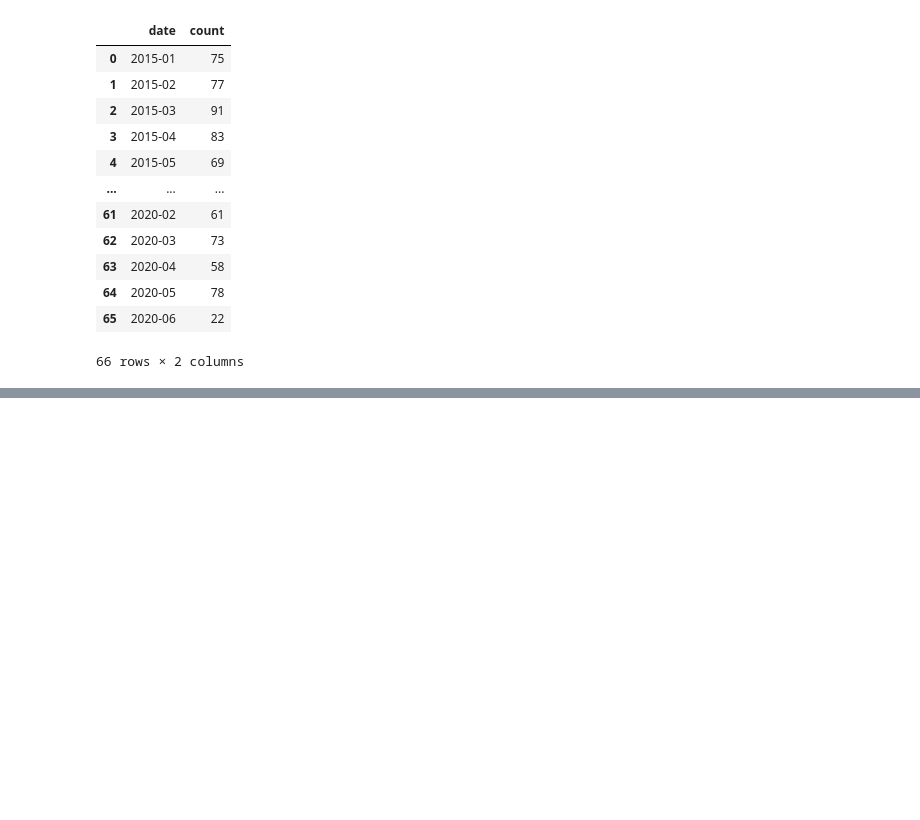
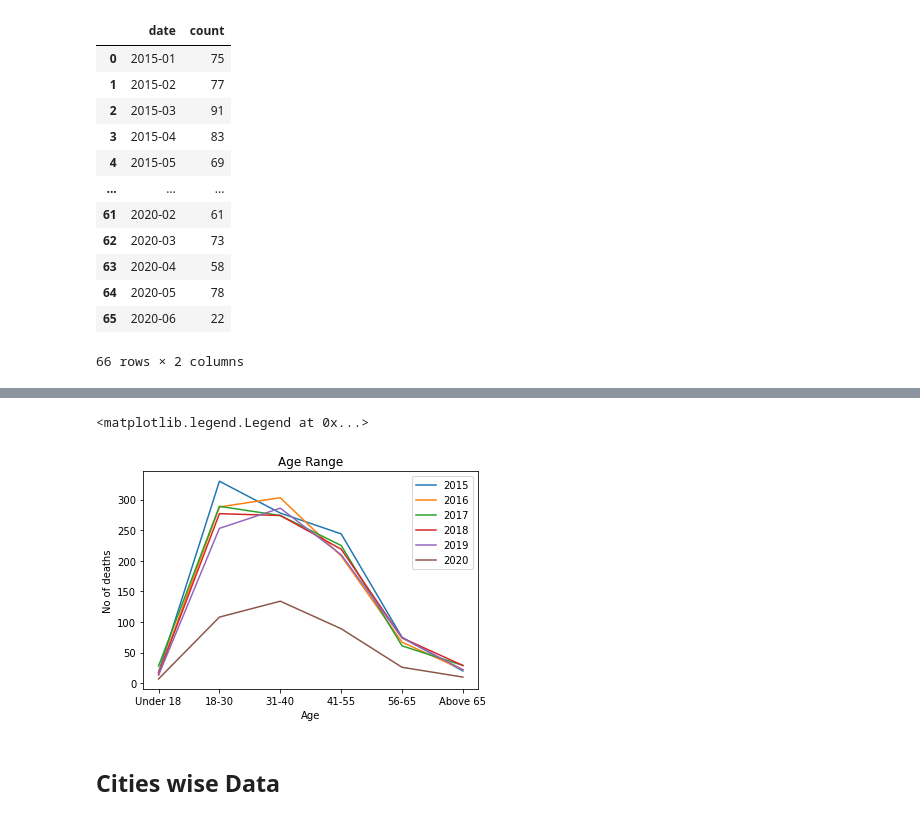
Before and after one commit to javsanbel2/betaproject, a Jupyter notebook: beta_poshan.ipynb, the cells around one changed output, grey strips where cells are left out. Cells and saved outputs as stored; diff of their text form; code cells hidden in the pictures; blank space fills up the shorter version.

```diff
--- a/beta_poshan.ipynb
+++ b/beta_poshan.ipynb
@@ -86,6 +86,10 @@ f_data["day_num"] = f_data["date"].dt.strftime("%d").astype(int)
 f_data['date_categ']=np.where(f_data['day_num']<16,"First Half","Second Half")
 f_data['date_mon']=f_data.date.dt.to_period("M")
 
+bins= [-1,18,30,40,55,65,110]
+labels = ['Under 18','18-30','31-40','41-55','56-65', 'Above 65']
+f_data['age_range'] = pd.cut(f_data['age'], bins=bins, labels=labels, right=False)
+
 f_data
 # %% [output]
 |  | name | date | manner_of_death | armed | age | gender | race | city | state | ... |
@@ -120,7 +124,7 @@ chart = chart.set_xticklabels( chart.get_xticklabels(), rotation=65, horizontala
 # %% [markdown]
 ## No of Death Racewise
 # %%
-f_data["tot_gender"] = 0
+#f_data["tot_gender"] = 0
 df_race_wise = f_data.groupby(["race","gender"]).size().unstack(level=1)
 df_race_wise
 # %% [output]
@@ -159,0 +166,6 @@ monthly_df
+# %%
+df_age_wise = f_data.groupby(["age_range","year"]).size().unstack(level = 1)
+df_age_wise
+# for key, value in df_age_wise:
+#     print(key)
+#     print(value)
@@ -159,0 +181,11 @@ monthly_df
+# %%
+plt.plot(df_age_wise)
+plt.title("Age Range")
+plt.xlabel("Age")
+plt.ylabel("No of deaths")
+plt.legend(["2015","2016","2017","2018","2019","2020"])
+# %% [output]
+<matplotlib.legend.Legend at 0x...>
+[figure, added]
+# %% [markdown]
+## Cities wise Data
```
Also changed, not shown: parts of 5 cells of this notebook.
